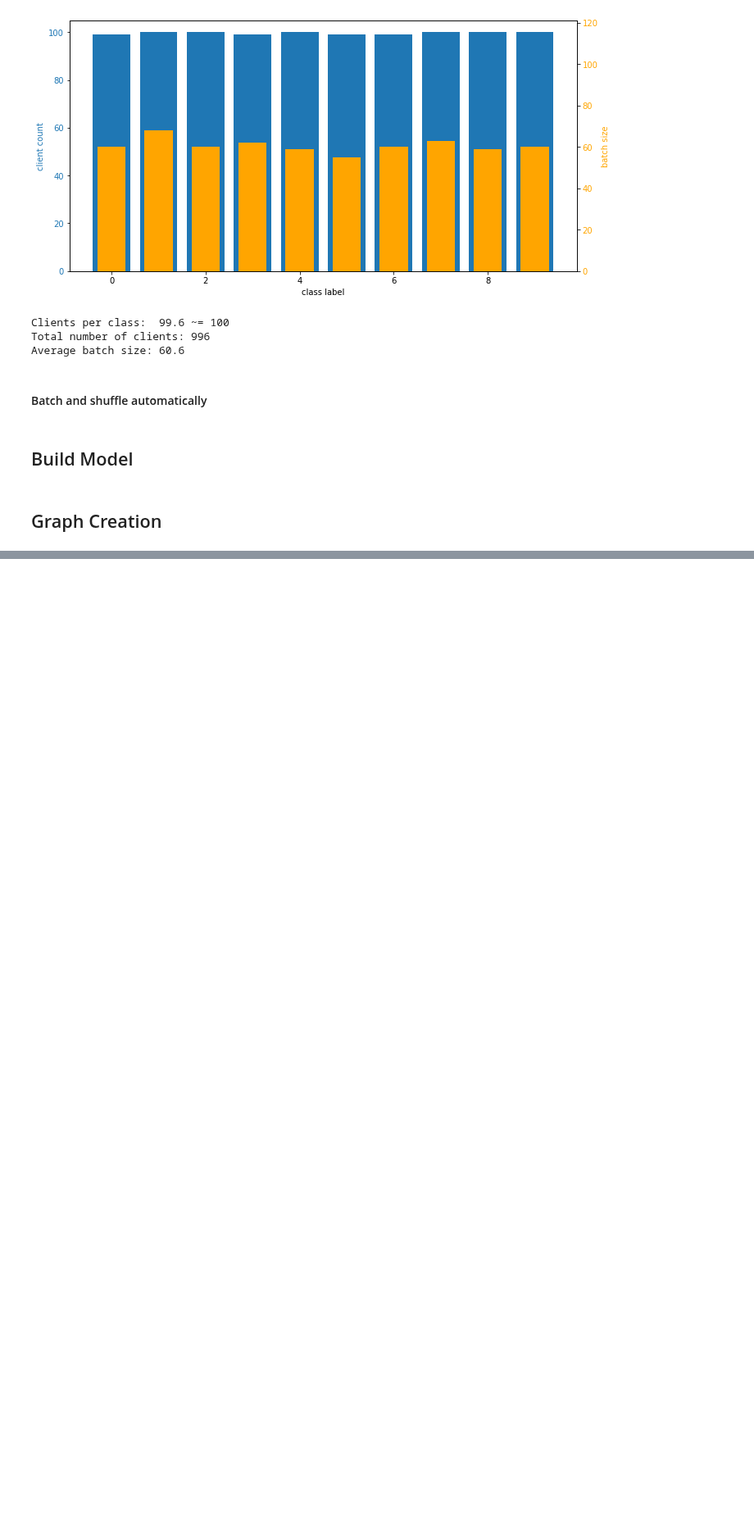
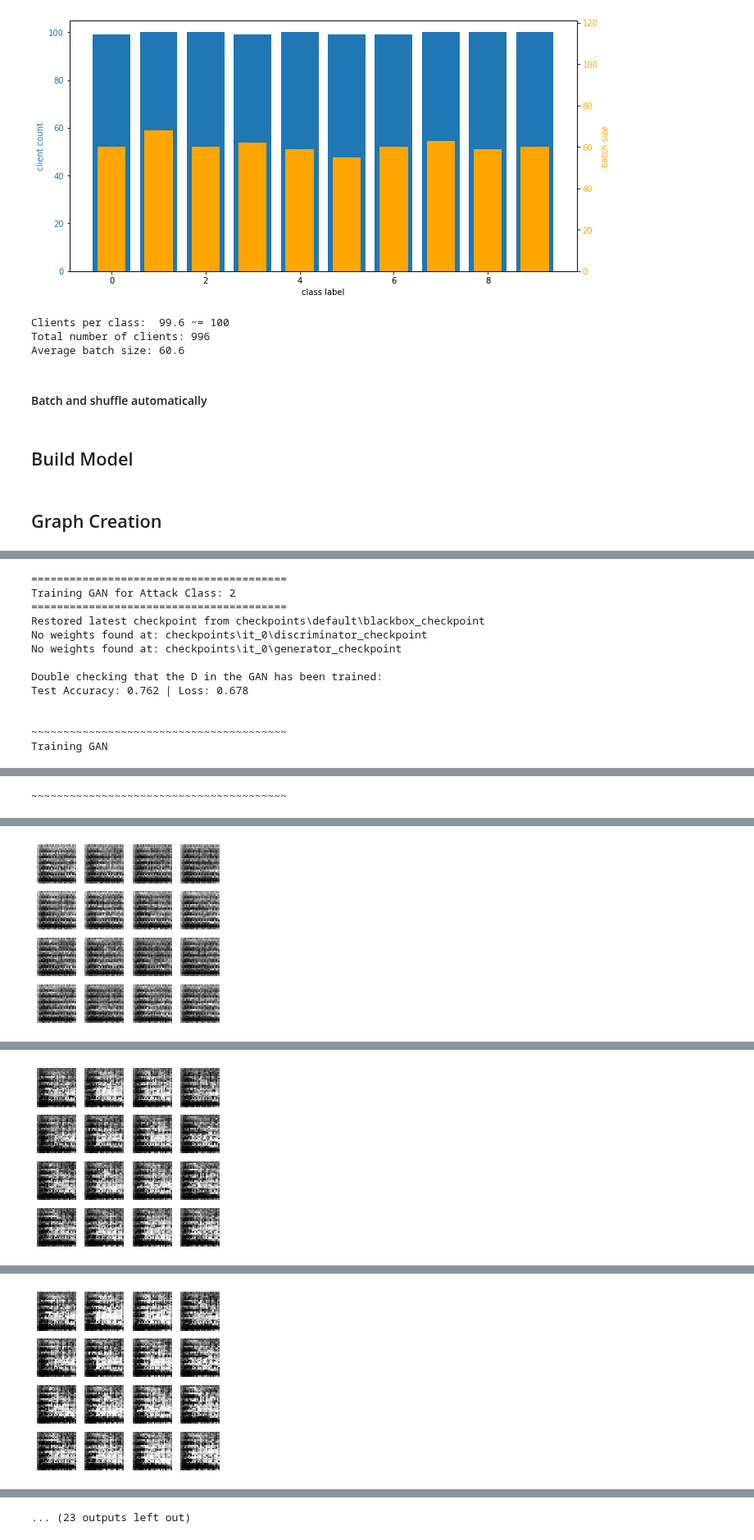
Before and after one commit to jzharris/209AS-Embedded-Security, a Jupyter notebook: main/gan_attack/GAN Attack Simple.ipynb, the cells around one changed output, grey strips where cells are left out. Shown at 82% size. Saved outputs shown, nothing was run; the diff lists cells and outputs as text; code cells hidden in the pictures; blank space fills up the shorter version.

```diff
--- a/main/gan_attack/GAN Attack Simple.ipynb
+++ b/main/gan_attack/GAN Attack Simple.ipynb
@@ -1008,0 +1075,16 @@ Saved G checkpoint: checkpoints\it_1\generator_checkpoint\ckpt-3
+# %%
+test_GAN(2)
+# %% [output]
+========================================
+Training GAN for Attack Class: 2
+========================================
+Restored latest checkpoint from checkpoints\default\blackbox_checkpoint
+No weights found at: checkpoints\it_0\discriminator_checkpoint
+No weights found at: checkpoints\it_0\generator_checkpoint
+
+Double checking that the D in the GAN has been trained:
+Test Accuracy: 0.762 | Loss: 0.678
+
+
+~~~~~~~~~~~~~~~~~~~~~~~~~~~~~~~~~~~~~~~~
+Training GAN
@@ -1008,0 +1092 @@ Saved G checkpoint: checkpoints\it_1\generator_checkpoint\ckpt-3
+~~~~~~~~~~~~~~~~~~~~~~~~~~~~~~~~~~~~~~~~
@@ -1008,0 +1094 @@ Saved G checkpoint: checkpoints\it_1\generator_checkpoint\ckpt-3
+[figure, added]
@@ -1008,0 +1096 @@ Saved G checkpoint: checkpoints\it_1\generator_checkpoint\ckpt-3
+[figure, added]
@@ -1008,0 +1098 @@ Saved G checkpoint: checkpoints\it_1\generator_checkpoint\ckpt-3
+[figure, added]
@@ -1008,0 +1102 @@ Saved G checkpoint: checkpoints\it_1\generator_checkpoint\ckpt-3
+... (23 outputs left out)
```
Also changed, not shown: parts of 17 cells of this notebook.
